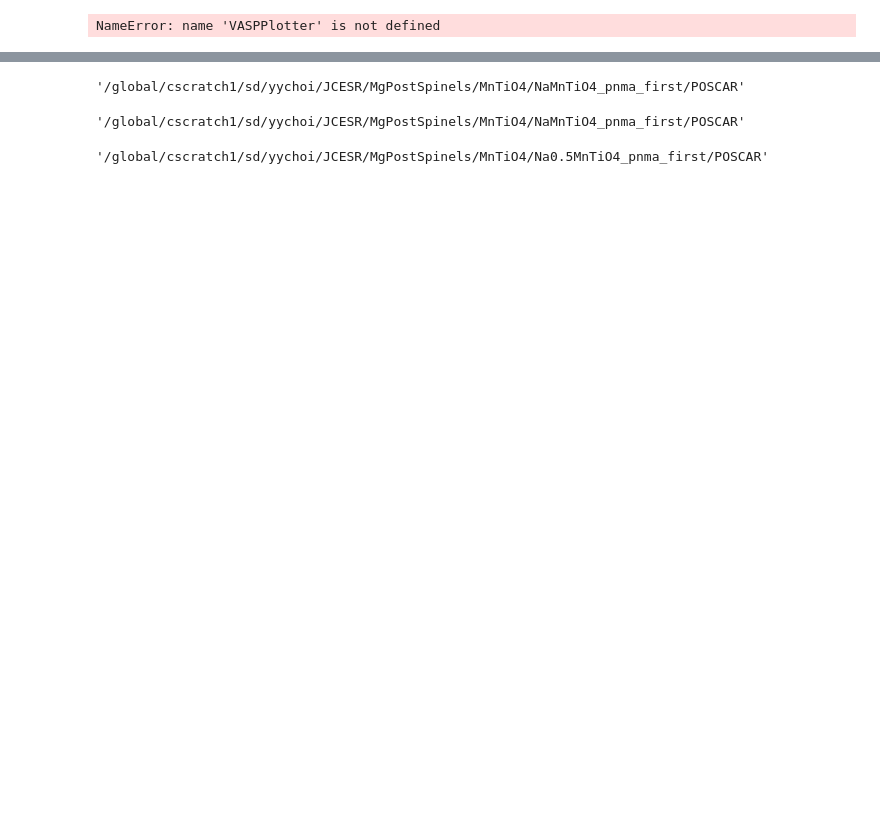
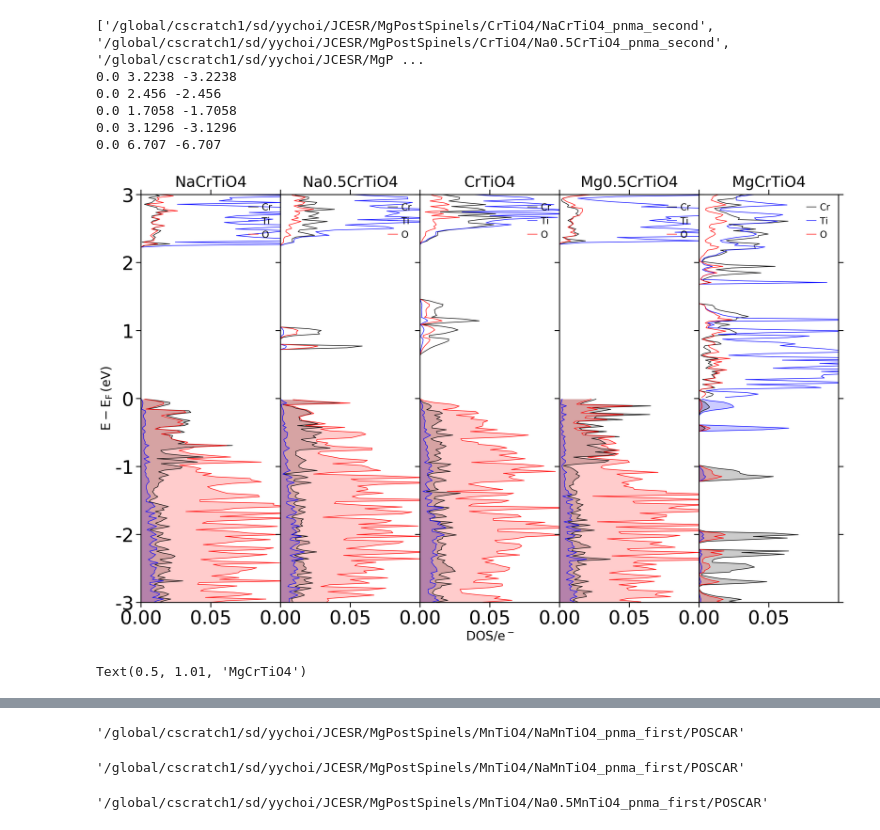
Before and after one commit to YunyeongChoi/myVASPhandler, a Jupyter notebook: Workingnotebook.ipynb, the cells around one changed output, grey strips where cells are left out. Drawn from its saved outputs; the diff is of its cells as text; code cells hidden in the pictures; blank space fills up the shorter version.

```diff
--- a/Workingnotebook.ipynb
+++ b/Workingnotebook.ipynb
@@ -4,9 +4,18 @@ import VASPInputHandler
 import numpy as np
 # %%
 # DOS Plot for Full Na to Full Mg.
-a = VASPPlotter.Plotter("/global/cscratch1/sd/yychoi/JCESR/MgPostSpinels/Ni0.5Sn1.5O4")
-a.dos(what_to_plot={'Ni' : {'spins' : ['summed'], 'orbitals' : ['all']}, 'Sn' : {'spins' : ['summed'], 'orbitals' : ['all']}, 'O' : {'spins' : ['summed'], 'orbitals' : ['all']}},
-      colors_and_labels = {'Ni-summed-all' : {'color' : 'black', 'label' : 'Ni'}, 'Sn-summed-all' : {'color' : 'blue', 'label' : 'Sn'}, 'O-summed-all' : {'color' : 'red', 'label' : 'O'}},
-      xticks=(True, np.arange(0, 0.101, 0.05)), yticks=(True, np.arange(-3, 3.01, 1)), doscar="DOSCAR", xlim=(0, 0.1), ylim=(-3, 3), smearing = 0.2, show = True, spgp='pnma')
+a = VASPPlotter.Plotter("/global/cscratch1/sd/yychoi/JCESR/MgPostSpinels/CrTiO4")
+a.dos(what_to_plot={'Cr' : {'spins' : ['summed'], 'orbitals' : ['all']}, 'Ti' :
+
+                    {'spins' : ['summed'], 'orbitals' : ['all']}, 'O' : {'spins' : ['summed'], 'orbitals' : ['all']}},
+      colors_and_labels = {'Cr-summed-all' : {'color' : 'black', 'label' : 'Cr'}, 'Ti-summed-all' : {'color' : 'blue', 'label' : 'Ti'}, 'O-summed-all' : {'color' : 'red', 'label' : 'O'}},
+      xticks=(True, np.arange(0, 0.100, 0.05)), yticks=(True, np.arange(-3, 3.01, 1)), doscar="DOSCAR", xlim=(0, 0.1), ylim=(-3, 3), smearing = 0.1, show = True, spgp='pnma')
 # %% [output]
-NameError: name 'VASPPlotter' is not defined
+['/global/cscratch1/sd/yychoi/JCESR/MgPostSpinels/CrTiO4/NaCrTiO4_pnma_second', '/global/cscratch1/sd/yychoi/JCESR/MgPostSpinels/CrTiO4/Na0.5CrTiO4_pnma_second', '/global/cscratch1/sd/yychoi/JCESR/MgP ...
+0.0 3.2238 -3.2238
+0.0 2.456 -2.456
+0.0 1.7058 -1.7058
+0.0 3.1296 -3.1296
+0.0 6.707 -6.707
+[figure, added]
+Text(0.5, 1.01, 'MgCrTiO4')
```
Also changed, not shown: parts of 11 cells of this notebook.
